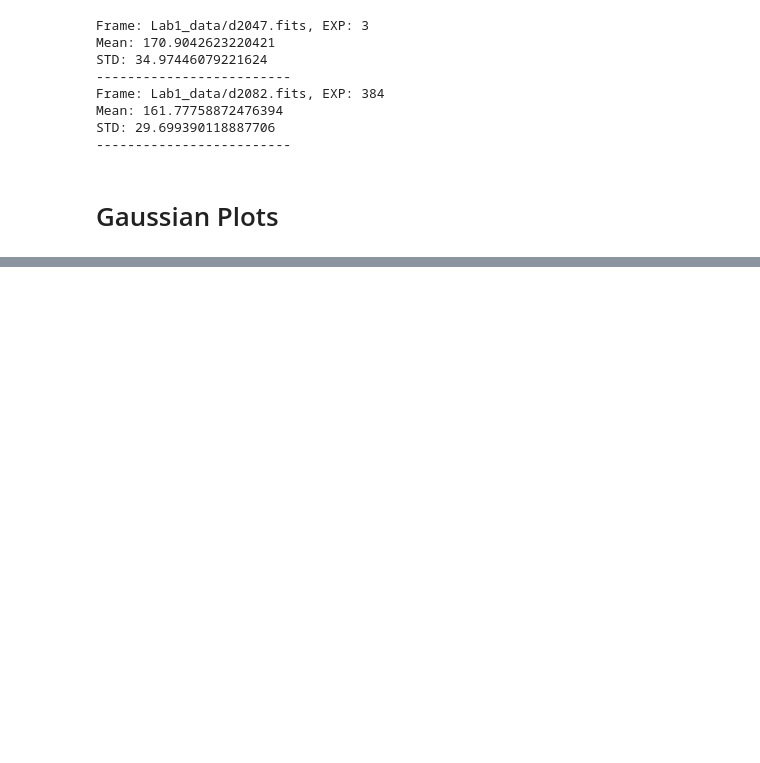
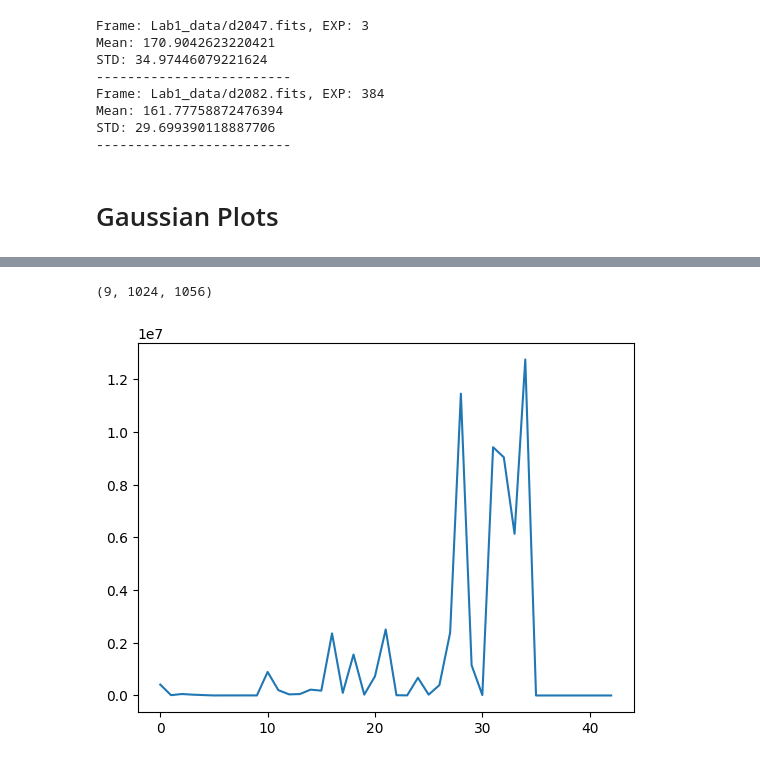
Before and after one commit to parkergeorge30/ASTRO150, a Jupyter notebook: Lab_1.ipynb, the cells around one changed output, grey strips where cells are left out. Saved outputs shown, nothing was run; the diff lists cells and outputs as text; code cells hidden in the pictures; blank space fills up the shorter version.

```diff
--- a/Lab_1.ipynb
+++ b/Lab_1.ipynb
@@ -463,0 +486,47 @@ for i, data in enumerate(chosen_frames):
+# %%
+
+master_exp = zeros(9, dtype=float)
+
+n_exps = zeros(9, dtype=int)
+
+possible_exposures = []
+for i,data in enumerate(allframes):
+    exp_time = get_exp(frames[i])
+    if exp_time not in possible_exposures:
+        possible_exposures.append(exp_time)
+
+
+    exp_idx = possible_exposures.index(exp_time)
+    master_exp[exp_idx] += data
+    n_exps[exp_idx] += 1
+
+for i,mdata in enumerate(master_exp):
+    mdata /= n_exps[i]
+
+print(np.shape(master_exp))
+# %% [output]
+(9, 1024, 1056)
+# %%
+def mean_variance(flat0, flat1):
+
+
+
+    diff = (flat1-flat0).flatten()
+    var = [d**2 for d in diff]
+    return my_avg(var)
+# %%
+mean_counts = zeros(len(allframes), dtype=float)
+mean_var = zeros(len(allframes), dtype=float)
+for i,data in enumerate(allframes):
+    exp_time = get_exp(frames[i])
+    exp_idx = possible_exposures.index(exp_time)
+    master = master_exp[exp_idx]
+    cropped_data = data[clean_pix_slice]
+    cropped_master = master[clean_pix_slice]
+    mean_counts[i] = my_avg(cropped_data.flatten())
+    mean_var[i] = mean_variance(cropped_master, cropped_data)
+# %%
+plt.plot(mean_var)
+plt.show()
+# %% [output]
+[figure, added]
```
Also changed, not shown: parts of 16 cells of this notebook.
